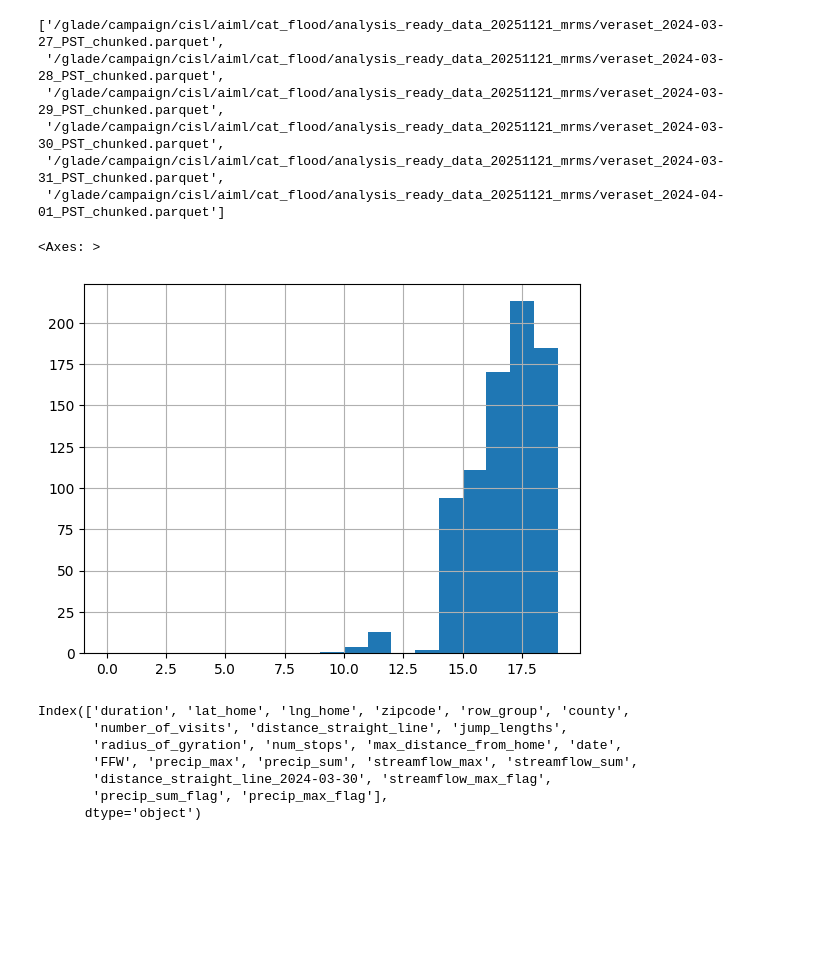
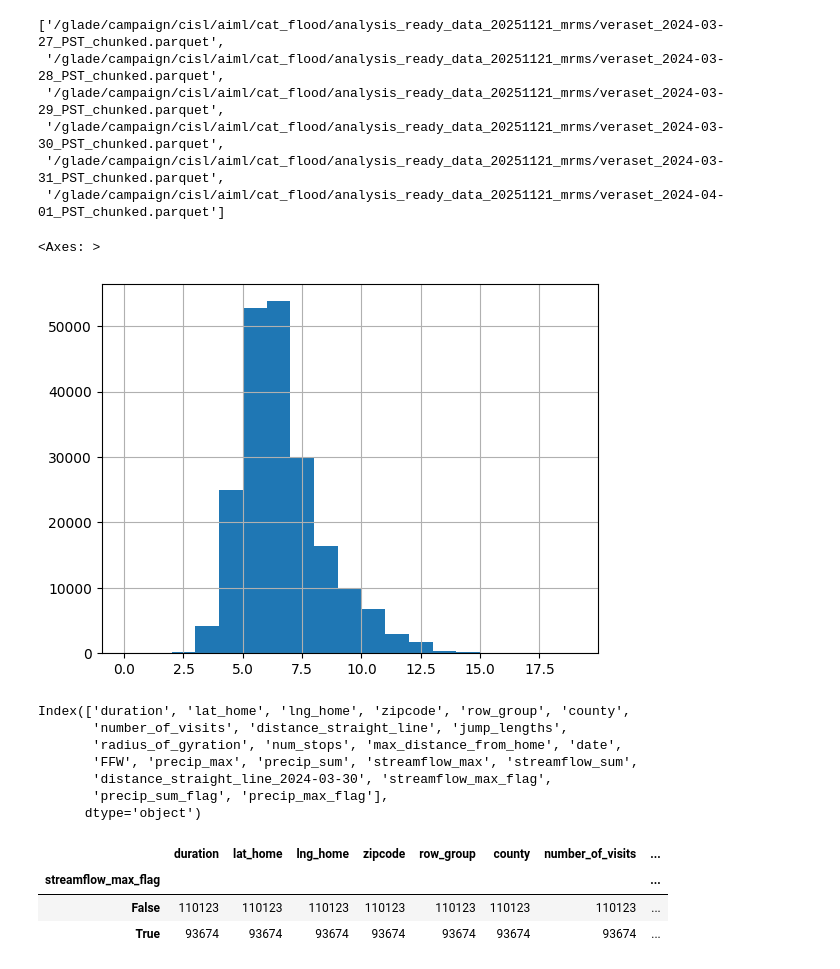
Before and after one commit to ai2es/cat-rain, a Jupyter notebook: notebooks/bootstrap_dataset_agg.ipynb, the cells around one changed output. Cells and saved outputs as stored; diff of their text form; code cells hidden in the pictures; blank space fills up the shorter version.

Commit message:
Updated bootstrap_dataset_agg to filter out 2023 and make it easier to explore sensitivities in data

```diff
--- a/notebooks/bootstrap_dataset_agg.ipynb
+++ b/notebooks/bootstrap_dataset_agg.ipynb
@@ -10,0 +46,14 @@ user_home_meta = pd.read_parquet("/glade/campaign/cisl/aiml/cat_flood/user_home_
+# %%
+user_count_dict = {}
+ar_count_dict = {}
+count_vals = [1, 5, 10]
+ar_days = [61]
+ar_period_days = [60, 61, 62, 63]
+baseline_days = (np.arange(0, 92) >= 46) & ~np.isin(np.arange(0, 92), ar_period_days)
+counts = df_merged.values
+for count in count_vals:
+    user_count_dict[count] = np.count_nonzero(counts[:, baseline_days] >= count, axis=1)
+    ar_count_dict[count] = np.count_nonzero(counts[:, ar_days] >= count, axis=1)
+# %%
+filtered_users = df_merged.index[(user_count_dict[5] >= 15) & (ar_count_dict[5] == 1)]
+home_loc_df.loc[filtered_users].groupby("county").count()["duration"]
@@ -11,3 +68,5 @@ user_home_meta = pd.read_parquet("/glade/campaign/cisl/aiml/cat_flood/user_home_
+# %%
+user_home_meta = home_loc_df.loc[filtered_users]
 # %%
 user_home_meta
 # %% [output]
@@ -37,10 +89,9 @@ df_1 = df_1.set_index("uid")
 # %%
-ar_files = sorted(glob("/glade/campaign/cisl/aiml/cat_flood/analysis_ready_data_20251121/veraset_*.parquet"))
+ar_files = sorted(glob("/glade/campaign/cisl/aiml/cat_flood/analysis_ready_data_20251121/veraset_*.parquet"))[46:]
 ar_file = ar_files[0]
 ar_date = ar_file.split("/")[-1].split("_")[1]
 metric = 'distance_straight_line'
 df_0 = pd.read_parquet(ar_file, columns=["uid", metric])
-print(df_0)
 df_0 = df_0.set_index("uid")
 df_joined = user_home_meta.join(df_0)
 new_col = f"{metric}_{ar_date}"
@@ -304,11 +407,11 @@ daily_ar_data = pd.read_parquet(f'/glade/campaign/cisl/aiml/cat_flood/analysis_r
 daily_ar_data = daily_ar_data.set_index("uid")
 daily_ar_data_sub = daily_ar_data.loc[user_home_meta.index]
 # %%
-daily_ar_data_sub["precip_sum"].hist(bins=np.arange(0, 20))
+daily_ar_data_sub["precip_max"].hist(bins=np.arange(0, 20))
 #plt.gca().set_yscale('log')
 # %% [output]
 <Axes: >
-[figure, old version]
+[figure, new version]
 # %%
 daily_ar_data_sub.columns
 # %% [output]
@@ -327 +429,8 @@ daily_ar_data_sub["precip_max_flag"] = daily_ar_data_sub["precip_max"] >= 5
+# %%
+daily_ar_data_sub.groupby("streamflow_max_flag").count()
+# %% [output]
+|  | duration | lat_home | lng_home | zipcode | row_group | county | number_of_visits | ... |
+| streamflow_max_flag |  |  |  |  |  |  |  | ... |
+| False | 110123 | 110123 | 110123 | 110123 | 110123 | 110123 | 110123 | ... |
+| True | 93674 | 93674 | 93674 | 93674 | 93674 | 93674 | 93674 | ... |
 # %%
```
Also changed, not shown: parts of 62 cells of this notebook, 2 other files.
